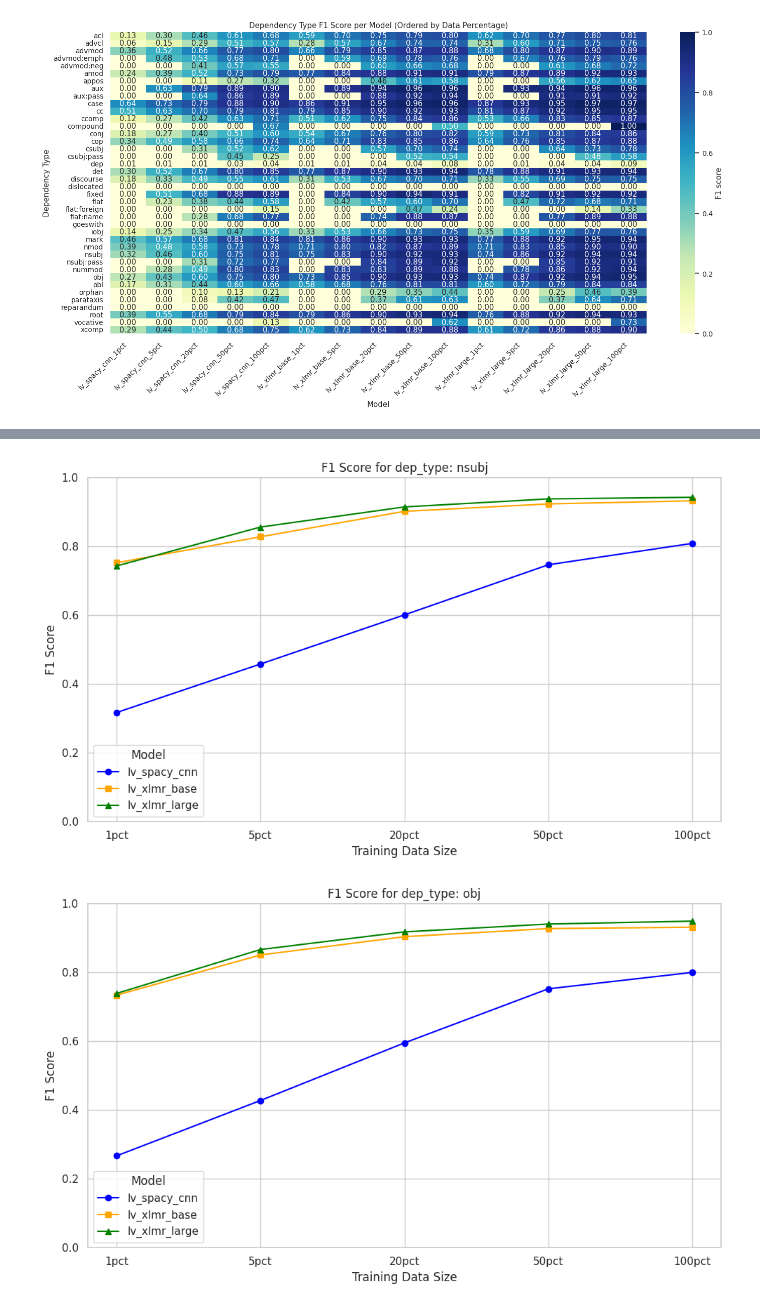
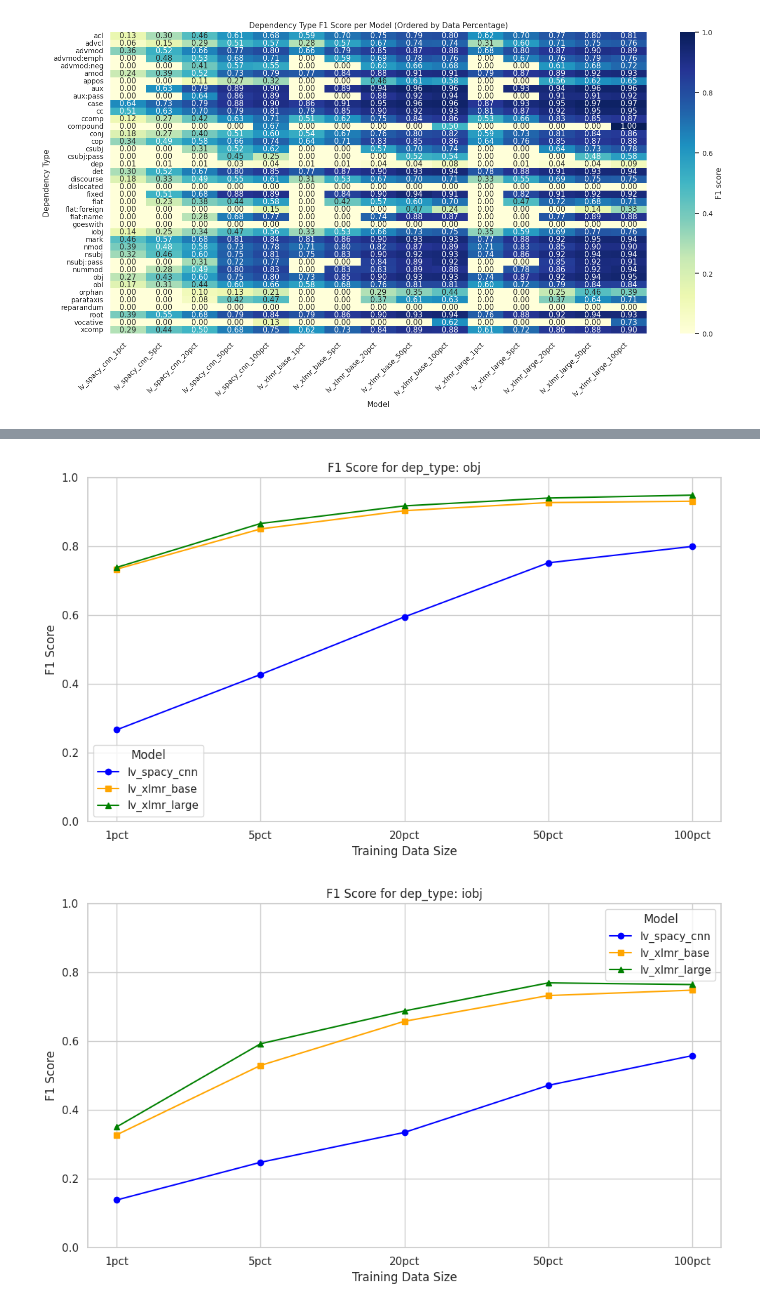
Before and after one commit to JesseLau24/Fengdi_Huang_Master_Thesis_Repo, a Jupyter notebook: 2_visualization.ipynb, the cells around one changed output, grey strips where cells are left out. Drawn from its saved outputs; the diff is of its cells as text; code cells hidden in the pictures.

```diff
--- a/2_visualization.ipynb
+++ b/2_visualization.ipynb
@@ -588,7 +588,21 @@ model_styles = {
 }
 
 # 选择 dep_type
-dep_types = ['acl', 'nsubj', 'obj', 'det', 'case', 'aux', 'advmod']
+dep_types = [
+    "nsubj",    # 主语
+    "obj",      # 宾语
+    "iobj",     # 间接宾语
+    "root",     # 句子根
+    "amod",     # 形容词修饰名词
+    "nmod",     # 名词修饰名词
+    "det",      # 限定词
+    "case",     # 格标记（拉脱维亚语非常关键）
+    "advmod",   # 副词修饰
+    "advcl",    # 状语从句
+    "conj",     # 并列
+    "cc",       # 连词
+]
+
 
 # 画图
 for dep in dep_types:
@@ -619,2 +633,2 @@ for dep in dep_types:
-[figure, old version]
+[figure, new version]
-[figure, old version]
+[figure, new version]
```
Also changed, not shown: parts of 1 cell of this notebook.
